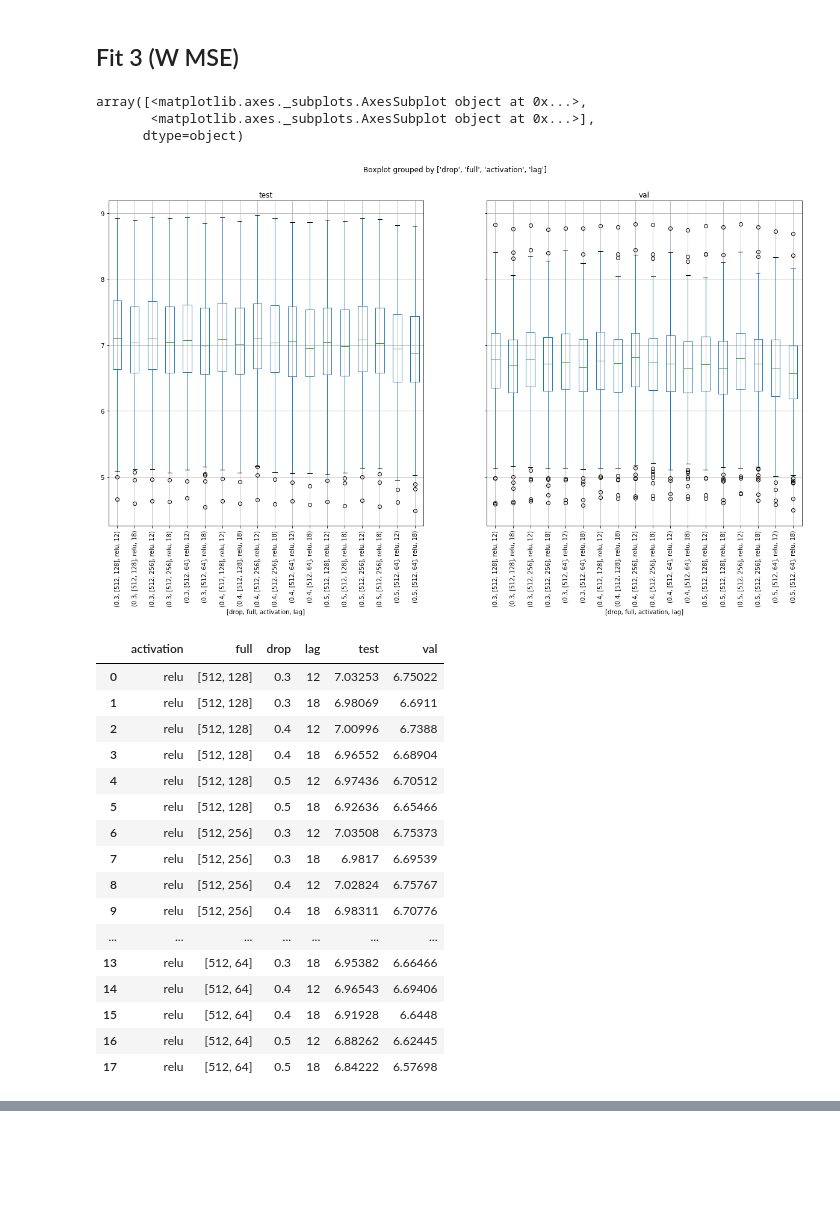
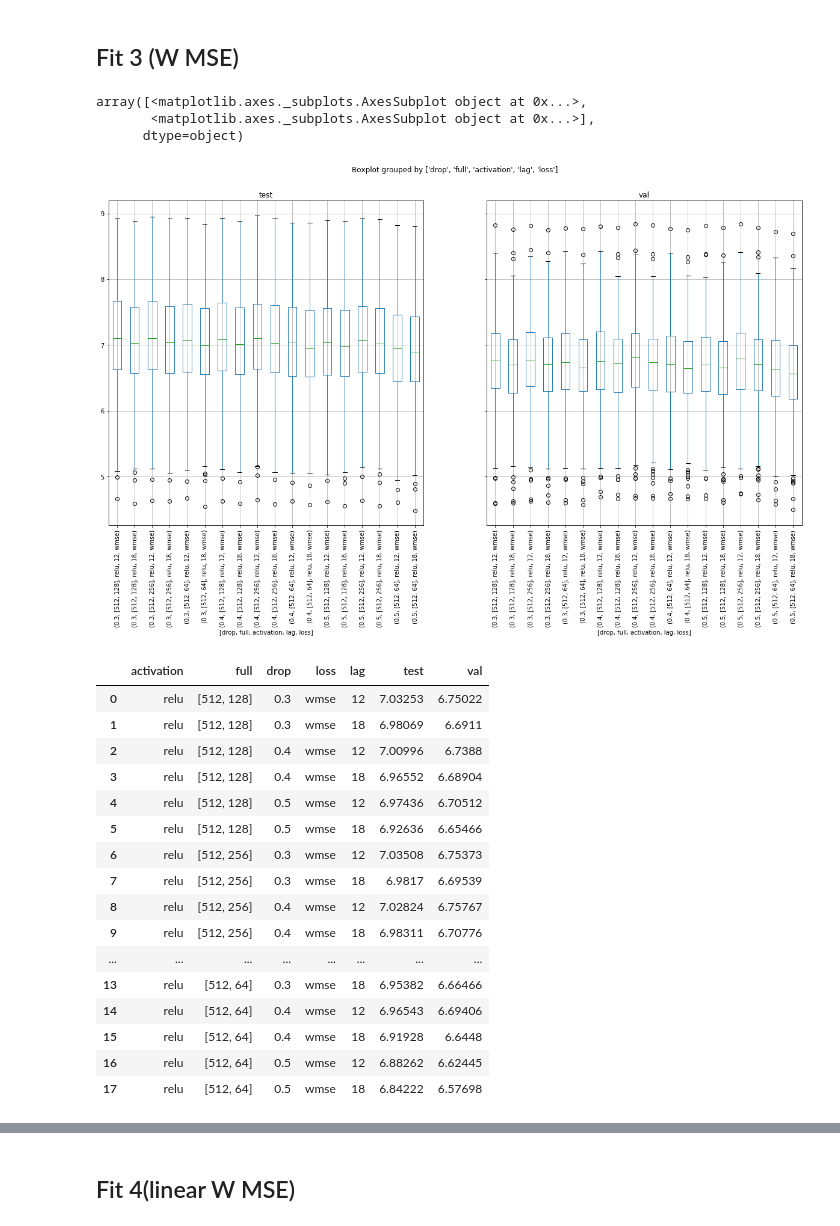
Before and after one commit to bejar/Wind, a Jupyter notebook: Notebooks/Tunning/ParameterTunningMLPs2s.ipynb, the cells around one changed output, grey strips where cells are left out. Cells and saved outputs as stored; diff of their text form; code cells hidden in the pictures; blank space fills up the shorter version.

```diff
--- a/Notebooks/Tunning/ParameterTunningMLPs2s.ipynb
+++ b/Notebooks/Tunning/ParameterTunningMLPs2s.ipynb
@@ -134,34 +131,34 @@ results.retrieve_results_dataframe(query, arch=['drop', 'full', 'activation'], d
 # %%
-a=results.exp_df.groupby(['site','activation','drop','full','lag'],as_index=False).sum()
+a=results.exp_df.groupby(['site','activation','drop','full', 'loss','lag'],as_index=False).sum()
 a.drop(columns=['hour', 'site'], inplace=True)
 # %%
-a.boxplot(by=['drop', 'full', 'activation','lag'],figsize=(20,10), rot=90)
+a.boxplot(by=['drop', 'full', 'activation','lag', 'loss'],figsize=(20,10), rot=90)
 # %% [output]
 array([<matplotlib.axes._subplots.AxesSubplot object at 0x...>,
        <matplotlib.axes._subplots.AxesSubplot object at 0x...>],
       dtype=object)
-[figure, old version]
+[figure, new version]
 # %%
-b =a.groupby(by=['activation','full', 'drop','lag'],as_index=False).mean()
+b =a.groupby(by=['activation','full', 'drop','loss','lag'],as_index=False).mean()
 b.style.highlight_max()
 # %% [output]
-|  | activation | full | drop | lag | test | val |
-| 0 | relu | [512, 128] | 0.3 | 12 | 7.03253 | 6.75022 |
-| 1 | relu | [512, 128] | 0.3 | 18 | 6.98069 | 6.6911 |
-| 2 | relu | [512, 128] | 0.4 | 12 | 7.00996 | 6.7388 |
-| 3 | relu | [512, 128] | 0.4 | 18 | 6.96552 | 6.68904 |
-| 4 | relu | [512, 128] | 0.5 | 12 | 6.97436 | 6.70512 |
-| 5 | relu | [512, 128] | 0.5 | 18 | 6.92636 | 6.65466 |
-| 6 | relu | [512, 256] | 0.3 | 12 | 7.03508 | 6.75373 |
-| 7 | relu | [512, 256] | 0.3 | 18 | 6.9817 | 6.69539 |
-| 8 | relu | [512, 256] | 0.4 | 12 | 7.02824 | 6.75767 |
-| 9 | relu | [512, 256] | 0.4 | 18 | 6.98311 | 6.70776 |
-| ... | ... | ... | ... | ... | ... | ... |
-| 13 | relu | [512, 64] | 0.3 | 18 | 6.95382 | 6.66466 |
-| 14 | relu | [512, 64] | 0.4 | 12 | 6.96543 | 6.69406 |
-| 15 | relu | [512, 64] | 0.4 | 18 | 6.91928 | 6.6448 |
-| 16 | relu | [512, 64] | 0.5 | 12 | 6.88262 | 6.62445 |
-| 17 | relu | [512, 64] | 0.5 | 18 | 6.84222 | 6.57698 |
+|  | activation | full | drop | loss | lag | test | val |
+| 0 | relu | [512, 128] | 0.3 | wmse | 12 | 7.03253 | 6.75022 |
+| 1 | relu | [512, 128] | 0.3 | wmse | 18 | 6.98069 | 6.6911 |
+| 2 | relu | [512, 128] | 0.4 | wmse | 12 | 7.00996 | 6.7388 |
+| 3 | relu | [512, 128] | 0.4 | wmse | 18 | 6.96552 | 6.68904 |
+| 4 | relu | [512, 128] | 0.5 | wmse | 12 | 6.97436 | 6.70512 |
+| 5 | relu | [512, 128] | 0.5 | wmse | 18 | 6.92636 | 6.65466 |
+| 6 | relu | [512, 256] | 0.3 | wmse | 12 | 7.03508 | 6.75373 |
+| 7 | relu | [512, 256] | 0.3 | wmse | 18 | 6.9817 | 6.69539 |
+| 8 | relu | [512, 256] | 0.4 | wmse | 12 | 7.02824 | 6.75767 |
+| 9 | relu | [512, 256] | 0.4 | wmse | 18 | 6.98311 | 6.70776 |
+| ... | ... | ... | ... | ... | ... | ... | ... |
+| 13 | relu | [512, 64] | 0.3 | wmse | 18 | 6.95382 | 6.66466 |
+| 14 | relu | [512, 64] | 0.4 | wmse | 12 | 6.96543 | 6.69406 |
+| 15 | relu | [512, 64] | 0.4 | wmse | 18 | 6.91928 | 6.6448 |
+| 16 | relu | [512, 64] | 0.5 | wmse | 12 | 6.88262 | 6.62445 |
+| 17 | relu | [512, 64] | 0.5 | wmse | 18 | 6.84222 | 6.57698 |
 # %%
 trace = go.Scatter(
     x = b['test'],
@@ -172,3 +169,5 @@ trace = go.Scatter(
 py.iplot([trace], filename='basic-scatter')
 # %% [output]
 [interactive output not drawn]
+# %% [markdown]
+## Fit 4(linear W MSE)
```
Also changed, not shown: parts of 13 cells of this notebook, 2 other files.
